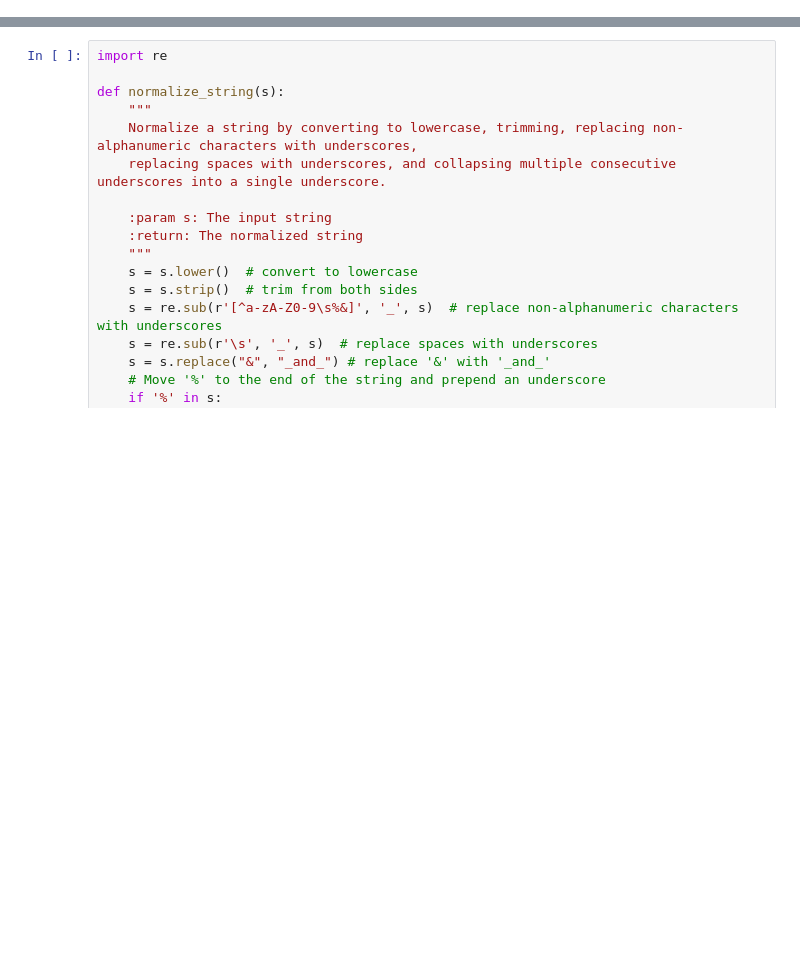
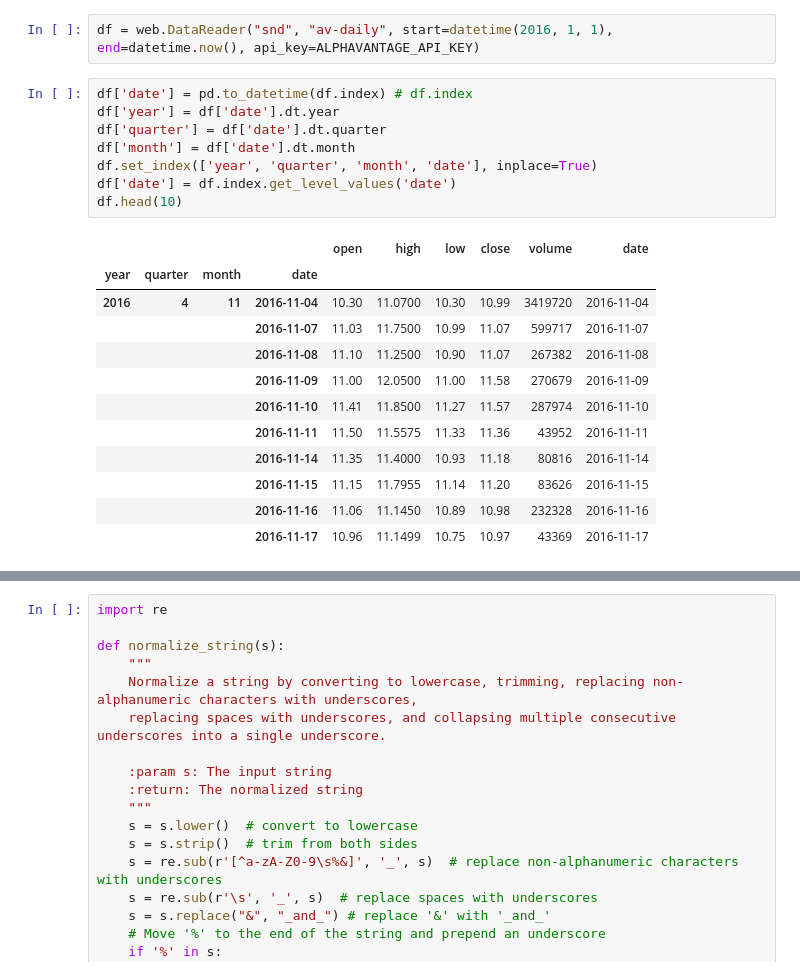
Before and after one commit to weignerp/python, a Jupyter notebook: scikit/company.ipynb, the cells around one changed output, grey strips where cells are left out. Saved outputs shown, nothing was run; the diff lists cells and outputs as text; blank space fills up the shorter version.

```diff
--- a/scikit/company.ipynb
+++ b/scikit/company.ipynb
@@ -5,0 +22,23 @@ from sklearn.decomposition import PCA
+# %%
+df = web.DataReader("snd", "av-daily", start=datetime(2016, 1, 1), end=datetime.now(), api_key=ALPHAVANTAGE_API_KEY)
+# %%
+df['date'] = pd.to_datetime(df.index) # df.index
+df['year'] = df['date'].dt.year
+df['quarter'] = df['date'].dt.quarter
+df['month'] = df['date'].dt.month
+df.set_index(['year', 'quarter', 'month', 'date'], inplace=True)
+df['date'] = df.index.get_level_values('date')
+df.head(10)
+# %% [output]
+|  |  |  |  | open | high | low | close | volume | date |
+| year | quarter | month | date |  |  |  |  |  |  |
+| 2016 | 4 | 11 | 2016-11-04 | 10.30 | 11.0700 | 10.30 | 10.99 | 3419720 | 2016-11-04 |
+|  |  |  | 2016-11-07 | 11.03 | 11.7500 | 10.99 | 11.07 | 599717 | 2016-11-07 |
+|  |  |  | 2016-11-08 | 11.10 | 11.2500 | 10.90 | 11.07 | 267382 | 2016-11-08 |
+|  |  |  | 2016-11-09 | 11.00 | 12.0500 | 11.00 | 11.58 | 270679 | 2016-11-09 |
+|  |  |  | 2016-11-10 | 11.41 | 11.8500 | 11.27 | 11.57 | 287974 | 2016-11-10 |
+|  |  |  | 2016-11-11 | 11.50 | 11.5575 | 11.33 | 11.36 | 43952 | 2016-11-11 |
+|  |  |  | 2016-11-14 | 11.35 | 11.4000 | 10.93 | 11.18 | 80816 | 2016-11-14 |
+|  |  |  | 2016-11-15 | 11.15 | 11.7955 | 11.14 | 11.20 | 83626 | 2016-11-15 |
+|  |  |  | 2016-11-16 | 11.06 | 11.1450 | 10.89 | 10.98 | 232328 | 2016-11-16 |
+|  |  |  | 2016-11-17 | 10.96 | 11.1499 | 10.75 | 10.97 | 43369 | 2016-11-17 |
```
Also changed, not shown: parts of 14 cells of this notebook, 1 other file.
